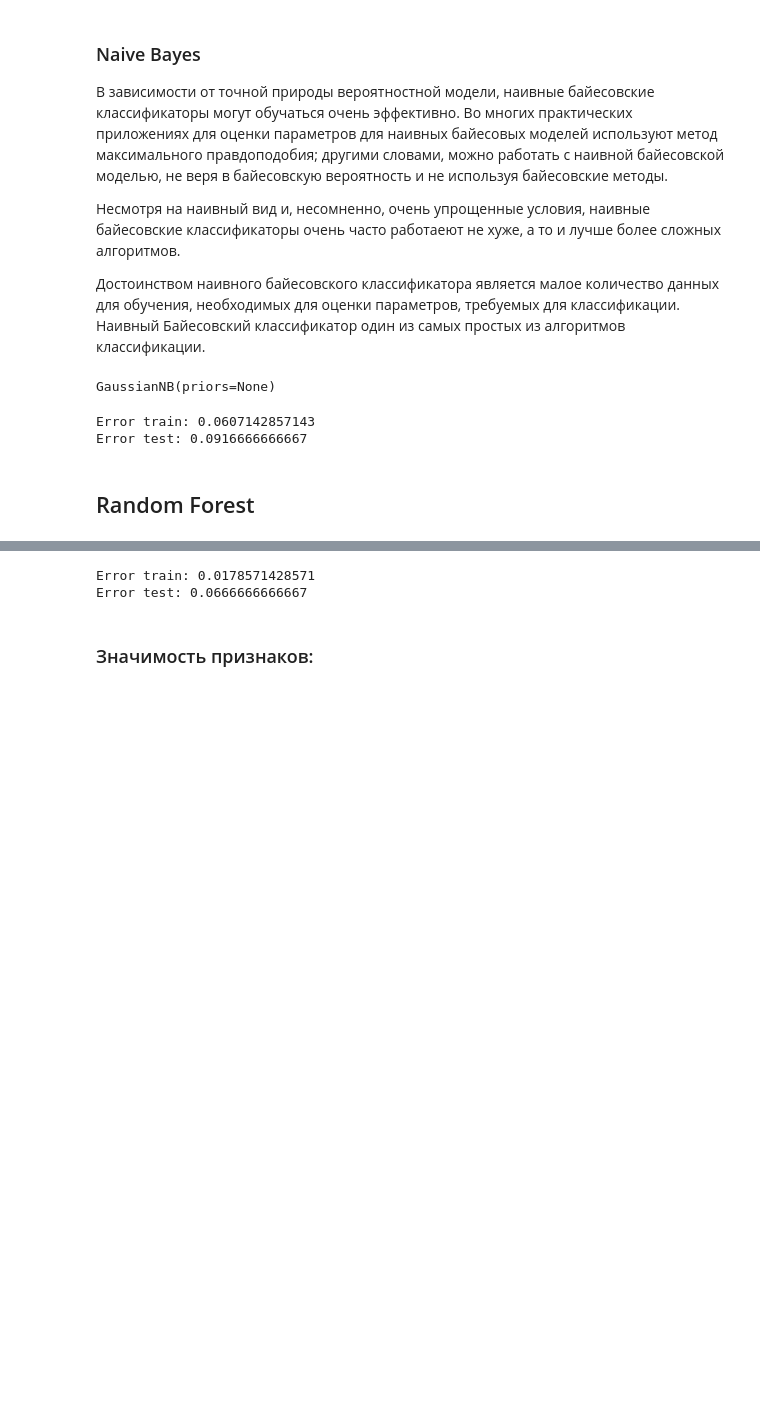
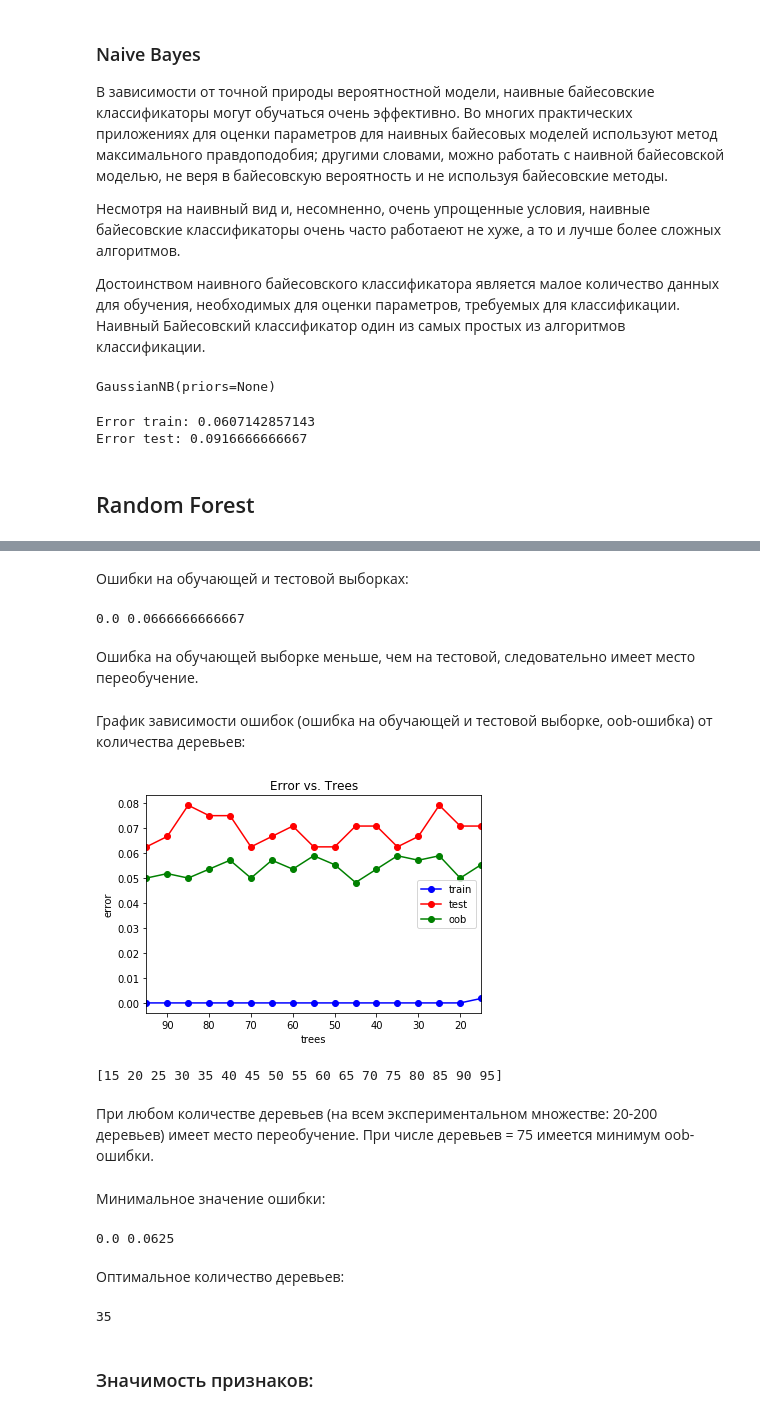
Before and after one commit to dobryyden/data_analysis, a Jupyter notebook: Pokemons_Rybakova.ipynb, the cells around one changed output, grey strips where cells are left out. Cells and saved outputs as stored; diff of their text form; code cells hidden in the pictures; blank space fills up the shorter version.

```diff
--- a/Pokemons_Rybakova.ipynb
+++ b/Pokemons_Rybakova.ipynb
@@ -786,17 +778,61 @@ plt.show()
+# %% [markdown]
+Ошибки на обучающей и тестовой выборках:
 # %%
-rf = ensemble.RandomForestClassifier(n_estimators = best_n)
-rf.fit(X_train, y_train)
-
 err_train = np.mean(y_train != rf.predict(X_train))
 err_test  = np.mean(y_test  != rf.predict(X_test))
-
-tt_errors.loc[len(tt_errors)] = ['Random Forest',err_train, err_test]
-
-print ('Error train:', err_train)
-print ('Error test:', err_test)
+tt_errors.loc[len(tt_errors)] = ['random forest:',err_train, err_test]
+print(err_train, err_test)
 # %% [output]
-Error train: 0.0178571428571
-Error test: 0.0666666666667
+0.0 0.0666666666667
+# %% [markdown]
+Ошибка на обучающей выборке меньше, чем на тестовой, следовательно имеет место переобучение.
+# %% [markdown]
+График зависимости ошибок (ошибка на обучающей и тестовой выборке, oob-ошибка) от количества деревьев:
+# %%
+trees_arr = np.arange(15, 100, 5)
+test_err = []
+train_err = []
+oob_err = []
+for trees in trees_arr:
+    rf = ensemble.RandomForestClassifier(n_estimators = trees, oob_score=True)
+    rf.fit(X_train, y_train)
+    train_err.append(np.mean(y_train != rf.predict(X_train)))
+    test_err.append(np.mean(y_test  != rf.predict(X_test)))
+    oob_err.append(1 - rf.oob_score_)
+
+plt.plot(trees_arr, train_err, 'b-o', label = 'train')
+plt.plot(trees_arr, test_err, 'r-o', label = 'test')
+plt.plot(trees_arr, oob_err, 'g-o', label = 'oob')
+plt.xlim([np.max(trees_arr), np.min(trees_arr)])
+plt.title('Error vs. Trees')
+plt.xlabel('trees')
+plt.ylabel('error')
+plt.legend()
+pass
+# %% [output]
+[figure, added]
+# %%
+print(trees_arr)
+# %% [output]
+[15 20 25 30 35 40 45 50 55 60 65 70 75 80 85 90 95]
+# %% [markdown]
+При любом количестве деревьев (на всем экспериментальном множестве: 20-200 деревьев) имеет место переобучение. При числе деревьев = 75 имеется минимум oob-ошибки.
+# %% [markdown]
+Минимальное значение ошибки:
+# %%
+min_train_err = np.min(train_err)
+min_test_err = np.min(test_err)
+print(min_train_err, min_test_err)
+# %% [output]
+0.0 0.0625
+# %% [markdown]
+Оптимальное количество деревьев:
+# %%
+trees_opt = trees_arr[test_err == min_test_err]
+trees_opt = trees_opt[0]
+print(trees_opt)
+# %% [output]
+35
 # %% [markdown]
 ### Значимость признаков:
 # %%
```
Also changed, not shown: parts of 65 cells of this notebook.
